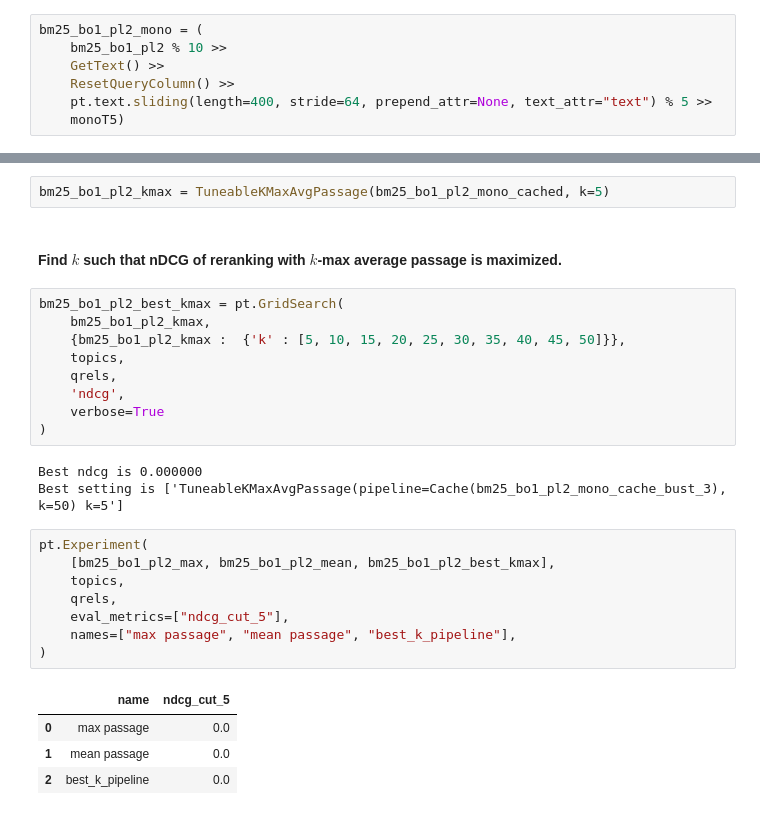
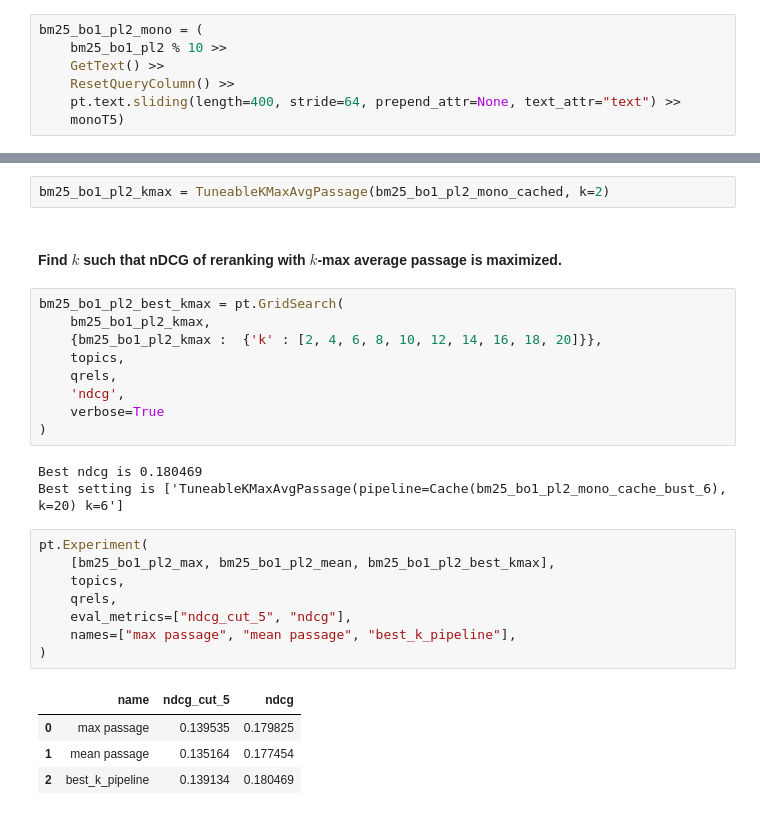
Before and after one commit to tira-io/ir-lab-jena-leipzig-wise-2023-galapagos-tortoise, a Jupyter notebook: jupyter-notebook-submissions/final_milestone/pyterrier-notebook.ipynb, the cells around one changed output, grey strips where cells are left out. Drawn from its saved outputs; the diff is of its cells as text.

```diff
--- a/jupyter-notebook-submissions/final_milestone/pyterrier-notebook.ipynb
+++ b/jupyter-notebook-submissions/final_milestone/pyterrier-notebook.ipynb
@@ -143,7 +147,7 @@ bm25_bo1_pl2_mono = (
     bm25_bo1_pl2 % 10 >>
     GetText() >>
     ResetQueryColumn() >>
-    pt.text.sliding(length=400, stride=64, prepend_attr=None, text_attr="text") % 5 >>
+    pt.text.sliding(length=400, stride=64, prepend_attr=None, text_attr="text") >>
     monoT5)
 # %% [markdown]
 #### Cache the pipeline.
@@ -263,31 +274,31 @@ class TuneableKMaxAvgPassage(KMaxAvgPassage):
         pipeline = self.pipeline >> pt.text.kmaxavg_passage(k=self.k)
         return pipeline.transform(topics_or_res)
 # %%
-bm25_bo1_pl2_kmax = TuneableKMaxAvgPassage(bm25_bo1_pl2_mono_cached, k=5)
+bm25_bo1_pl2_kmax = TuneableKMaxAvgPassage(bm25_bo1_pl2_mono_cached, k=2)
 # %% [markdown]
 #### Find $k$ such that nDCG of reranking with $k$-max average passage is maximized.
 # %%
 bm25_bo1_pl2_best_kmax = pt.GridSearch(
     bm25_bo1_pl2_kmax,
-    {bm25_bo1_pl2_kmax :  {'k' : [5, 10, 15, 20, 25, 30, 35, 40, 45, 50]}},
+    {bm25_bo1_pl2_kmax :  {'k' : [2, 4, 6, 8, 10, 12, 14, 16, 18, 20]}},
     topics,
     qrels,
     'ndcg',
     verbose=True
 )
 # %% [output]
-Best ndcg is 0.000000
-Best setting is ['TuneableKMaxAvgPassage(pipeline=Cache(bm25_bo1_pl2_mono_cache_bust_3), k=50) k=5']
+Best ndcg is 0.180469
+Best setting is ['TuneableKMaxAvgPassage(pipeline=Cache(bm25_bo1_pl2_mono_cache_bust_6), k=20) k=6']
 # %%
 pt.Experiment(
     [bm25_bo1_pl2_max, bm25_bo1_pl2_mean, bm25_bo1_pl2_best_kmax],
     topics,
     qrels,
-    eval_metrics=["ndcg_cut_5"],
+    eval_metrics=["ndcg_cut_5", "ndcg"],
     names=["max passage", "mean passage", "best_k_pipeline"],
 )
 # %% [output]
-|  | name | ndcg_cut_5 |
-| 0 | max passage | 0.0 |
-| 1 | mean passage | 0.0 |
-| 2 | best_k_pipeline | 0.0 |
+|  | name | ndcg_cut_5 | ndcg |
+| 0 | max passage | 0.139535 | 0.179825 |
+| 1 | mean passage | 0.135164 | 0.177454 |
+| 2 | best_k_pipeline | 0.139134 | 0.180469 |
```
Also changed, not shown: parts of 21 cells of this notebook.
